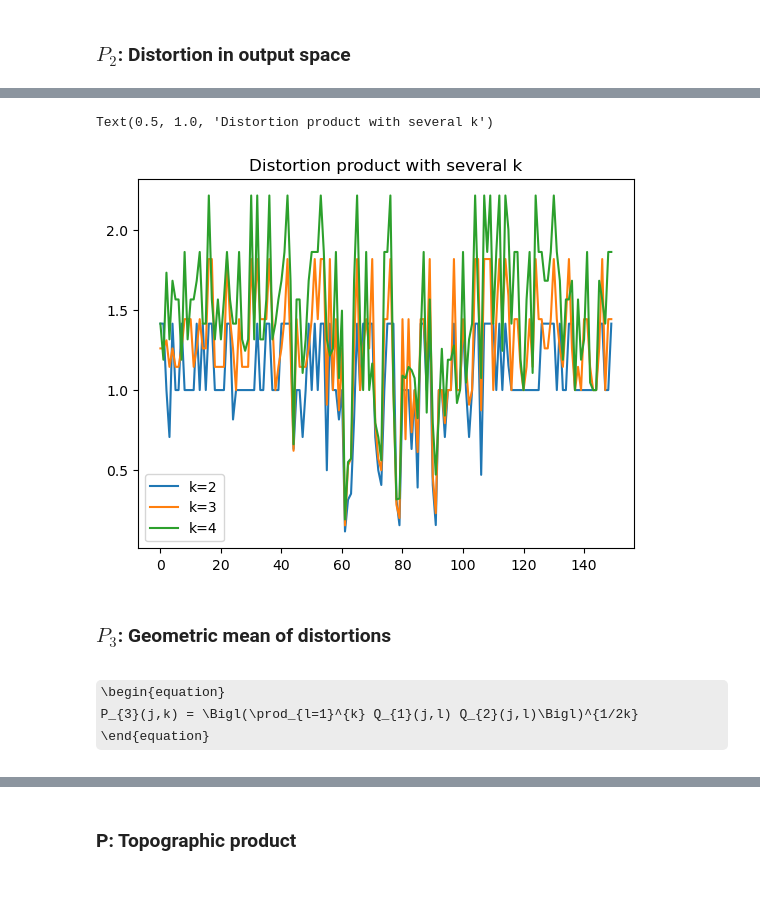
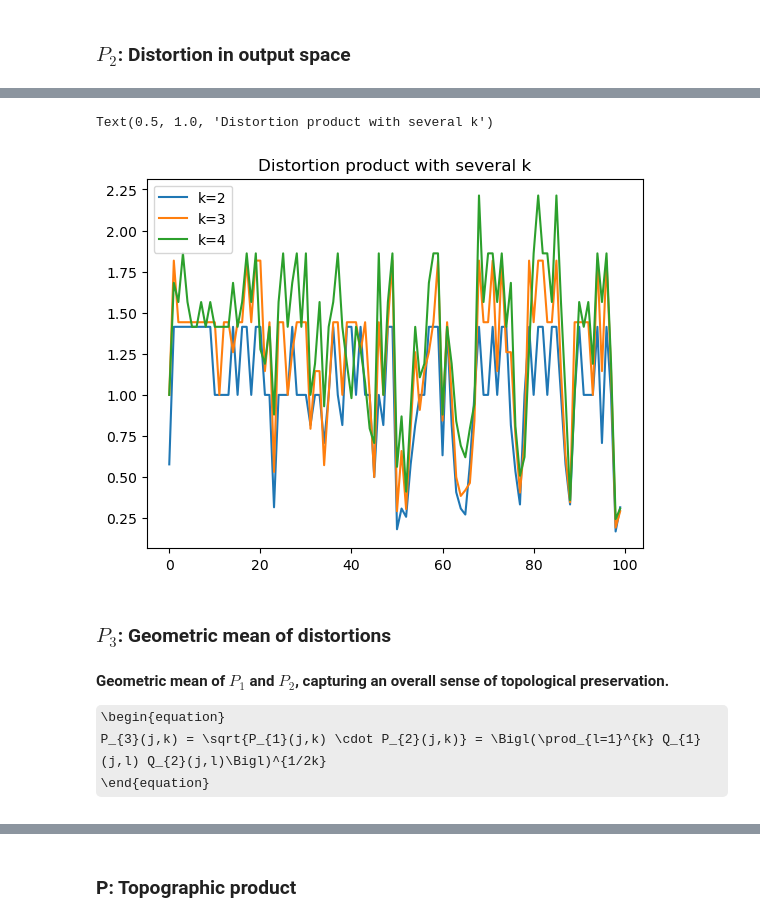
Before and after one commit to Jean-BaptisteCellier/SOM_TopographicProduct, a Jupyter notebook: coding_assignment.ipynb, the cells around one changed output, grey strips where cells are left out. Cells and saved outputs as stored; diff of their text form; code cells hidden in the pictures; some formulas as TeX source; blank space fills up the shorter version.

```diff
--- a/coding_assignment.ipynb
+++ b/coding_assignment.ipynb
@@ -164,9 +169,26 @@ def distortion_input_space(unit_i, max_k):
+# %%
+def distortion_input_space(unit_i, max_k):
+    p1 = 1.0  # Initialize the distortion product
+
+    for k in range(1, max_k + 1):
+        som_k_neighbors, _ = get_kth_neighbor(unit_i, som_distances, k)
+        input_dist_output_neighbors = np.mean([weights_distances[unit_i, neighbor] for neighbor in som_k_neighbors])
+
+        _, input_dist_input_neighbors = get_kth_neighbor(unit_i, weights_distances, k)
+
+        q1 = input_dist_output_neighbors / input_dist_input_neighbors
+        p1 *= q1
+
+    # Final distortion
+    p1 = p1 ** (1 / max_k)
+
+    return p1
 # %%
 list_disto_input_2 =[]
 list_disto_input_3 = []
 list_disto_input_4 = []
 
-for i in range(150):
+for i in range(100):
     list_disto_input_2.append(distortion_input_space(i, 2))
     list_disto_input_3.append(distortion_input_space(i, 3))
     list_disto_input_4.append(distortion_input_space(i, 4))
@@ -203,15 +227,12 @@ def distortion_output_space(unit_i, max_k):
         _, output_dist_output_neighbors = get_kth_neighbor(unit_i, som_distances, k)
 
         # k-th nearest neighbor(s) in SOM space for unit_i
-        input_k_neighbors, _ = get_kth_neighbor(unit_i, input_distances, k)
+        input_k_neighbors, _ = get_kth_neighbor(unit_i, weights_distances, k)
         # Output distance to the k-th nearest in input space
         output_dist_input_neighbors = np.mean([som_distances[unit_i, neighbor] for neighbor in input_k_neighbors])
 
-        # Compute the ratio (Q2) for this k, and update the distortion
-        if output_dist_input_neighbors == 0:
-            q2 = 1
-        else:
-            q2 = output_dist_output_neighbors / output_dist_input_neighbors
+        # Compute Q2 for this k-th neighborhood
+        q2 = output_dist_output_neighbors / output_dist_input_neighbors
 
         p2 *= q2
 
@@ -223,25 +244,27 @@ def distortion_output_space(unit_i, max_k):
 list_disto_output_2 = []
 list_disto_output_3 = []
 list_disto_output_4 = []
-for i in range(150):
+for i in range(100):
     list_disto_output_2.append(distortion_output_space(i, 2))
     list_disto_output_3.append(distortion_output_space(i, 3))
     list_disto_output_4.append(distortion_output_space(i, 4))
 # %%
 import matplotlib.pyplot as plt
-plt.plot(range(150), list_disto_output_2, label="k=2")
-plt.plot(range(150), list_disto_output_3, label="k=3")
-plt.plot(range(150), list_disto_output_4, label="k=4")
+plt.plot(range(100), list_disto_output_2, label="k=2")
+plt.plot(range(100), list_disto_output_3, label="k=3")
+plt.plot(range(100), list_disto_output_4, label="k=4")
 plt.legend()
 plt.title("Distortion product with several k")
 # %% [output]
 Text(0.5, 1.0, 'Distortion product with several k')
-[figure, old version]
+[figure, new version]
 # %% [markdown]
 ### $P_{3}$: Geometric mean of distortions
 # %% [markdown]
+**Geometric mean of $P_{1}$ and $P_{2}$, capturing an overall sense of topological preservation.**
+
 \begin{equation}
-P_{3}(j,k) = \Bigl(\prod_{l=1}^{k} Q_{1}(j,l) Q_{2}(j,l)\Bigl)^{1/2k}
+P_{3}(j,k) = \sqrt{P_{1}(j,k) \cdot P_{2}(j,k)} = \Bigl(\prod_{l=1}^{k} Q_{1}(j,l) Q_{2}(j,l)\Bigl)^{1/2k}
 \end{equation}
 # %%
 def mean_distortion(unit_i, max_k):
```
Also changed, not shown: parts of 19 cells of this notebook.
